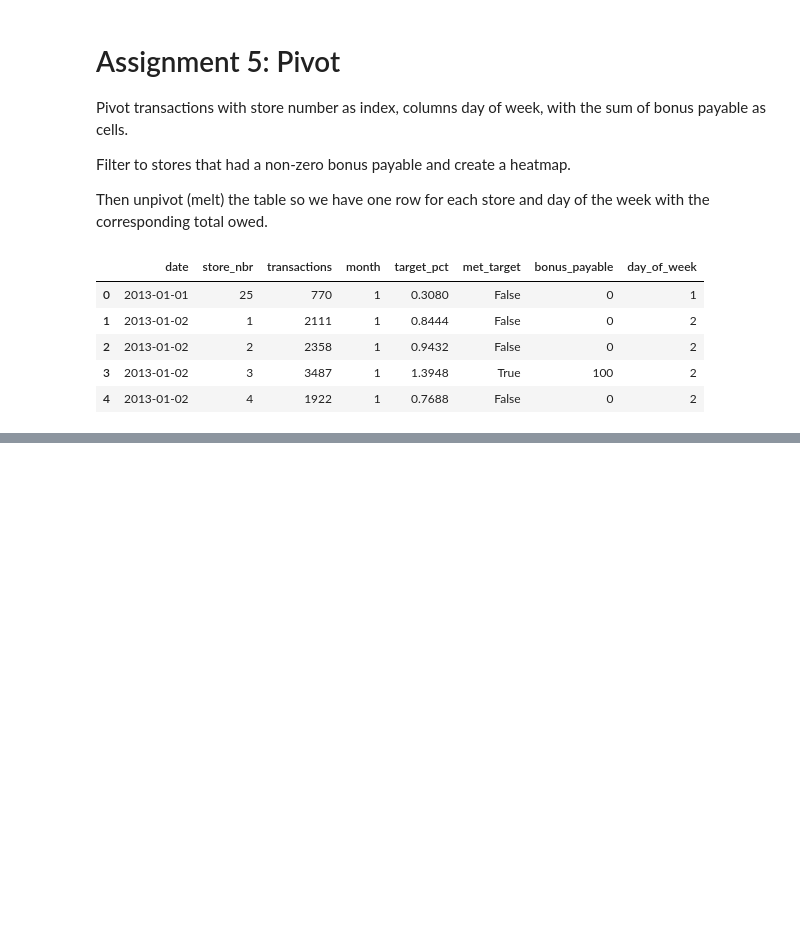
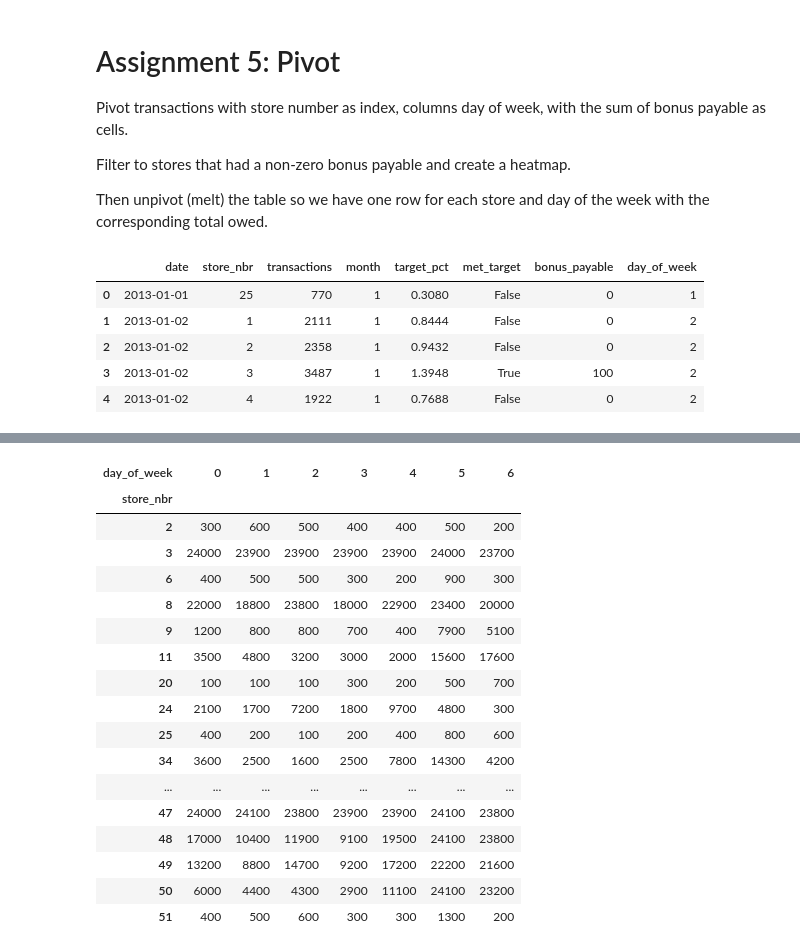
Before and after one commit to Pouria7gh/NumPy_Pandas, a Jupyter notebook: 3_ Aggregating_DataFrames/section04_aggregations.ipynb, the cells around one changed output, grey strips where cells are left out. Drawn from its saved outputs; the diff is of its cells as text; code cells hidden in the pictures; blank space fills up the shorter version.

```diff
--- a/3_ Aggregating_DataFrames/section04_aggregations.ipynb
+++ b/3_ Aggregating_DataFrames/section04_aggregations.ipynb
@@ -276,0 +319,24 @@ transactions.head()
+# %%
+df2 = df.loc[df.loc[:,0] != 0]
+for i in range(1,7):
+    df2 = df2.loc[df2.loc[:,i] != 0]
+df2
+# %% [output]
+| day_of_week | 0 | 1 | 2 | 3 | 4 | 5 | 6 |
+| store_nbr |  |  |  |  |  |  |  |
+| 2 | 300 | 600 | 500 | 400 | 400 | 500 | 200 |
+| 3 | 24000 | 23900 | 23900 | 23900 | 23900 | 24000 | 23700 |
+| 6 | 400 | 500 | 500 | 300 | 200 | 900 | 300 |
+| 8 | 22000 | 18800 | 23800 | 18000 | 22900 | 23400 | 20000 |
+| 9 | 1200 | 800 | 800 | 700 | 400 | 7900 | 5100 |
+| 11 | 3500 | 4800 | 3200 | 3000 | 2000 | 15600 | 17600 |
+| 20 | 100 | 100 | 100 | 300 | 200 | 500 | 700 |
+| 24 | 2100 | 1700 | 7200 | 1800 | 9700 | 4800 | 300 |
+| 25 | 400 | 200 | 100 | 200 | 400 | 800 | 600 |
+| 34 | 3600 | 2500 | 1600 | 2500 | 7800 | 14300 | 4200 |
+| ... | ... | ... | ... | ... | ... | ... | ... |
+| 47 | 24000 | 24100 | 23800 | 23900 | 23900 | 24100 | 23800 |
+| 48 | 17000 | 10400 | 11900 | 9100 | 19500 | 24100 | 23800 |
+| 49 | 13200 | 8800 | 14700 | 9200 | 17200 | 22200 | 21600 |
+| 50 | 6000 | 4400 | 4300 | 2900 | 11100 | 24100 | 23200 |
+| 51 | 400 | 500 | 600 | 300 | 300 | 1300 | 200 |
```
Also changed, not shown: parts of 4 cells of this notebook, 2 other files.
